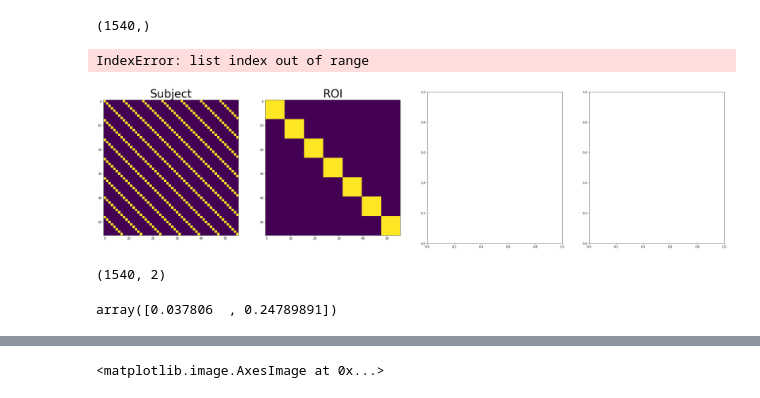
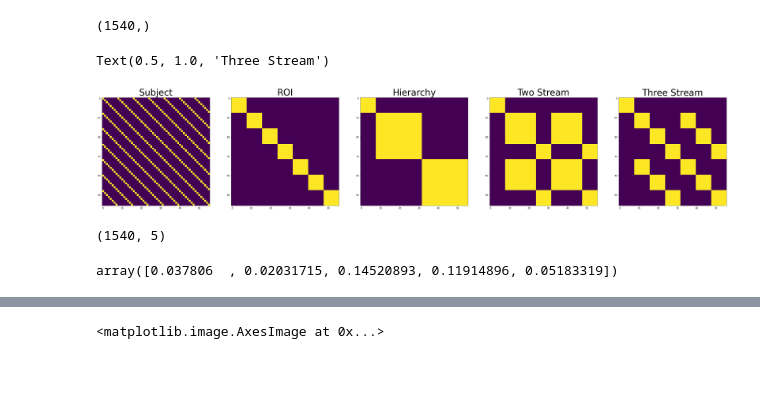
Before and after one commit to dawnfinzi/streams, a Jupyter notebook: notebooks/Fit_mega_matrices.ipynb, the cells around one changed output, grey strips where cells are left out. Saved outputs shown, nothing was run; the diff lists cells and outputs as text; code cells hidden in the pictures; blank space fills up the shorter version.

```diff
--- a/notebooks/Fit_mega_matrices.ipynb
+++ b/notebooks/Fit_mega_matrices.ipynb
@@ -73,9 +78,11 @@ mega_matrix
 regressor_indices = [
         np.tile(np.arange(8), 7),  # subjects
         np.repeat(np.arange(7), 8),  # ROIs
-        #np.hstack((np.repeat(0, 8), np.repeat(1, 8*3), np.repeat(2, 8*3))),  # hierarchy
-        #np.hstack((np.repeat(0, 8), np.repeat(1, 8), np.repeat(2, 8), np.repeat(3, 8),
-        #           np.repeat(1, 8), np.repeat(2, 8), np.repeat(3, 8))), #streams
+        np.hstack((np.repeat(0, 8), np.repeat(1, 8*3), np.repeat(2, 8*3))),  # hierarchy
+        np.hstack((np.repeat(0, 8), np.repeat(1, 8), np.repeat(1, 8), np.repeat(2, 8),
+                   np.repeat(1, 8), np.repeat(1, 8), np.repeat(2, 8))), # two streams
+        np.hstack((np.repeat(0, 8), np.repeat(1, 8), np.repeat(2, 8), np.repeat(3, 8),
+                   np.repeat(1, 8), np.repeat(2, 8), np.repeat(3, 8))), #streams
 
     ]
 
@@ -94,25 +101,27 @@ regressors[0].shape
 # %% [output]
 (1540,)
 # %%
-fig, (ax1, ax2, ax3, ax4) = plt.subplots(1, 4,figsize=(40,10))
+fig, (ax1, ax2, ax3, ax4, ax5) = plt.subplots(1, 5,figsize=(50,10))
 
 ax1.imshow(view[0])
 ax1.set_title('Subject', fontsize=40)
 ax2.imshow(view[1])
 ax2.set_title('ROI', fontsize=40)
 ax3.imshow(view[2])
 ax3.set_title('Hierarchy', fontsize=40)
 ax4.imshow(view[3])
-ax4.set_title('Stream', fontsize=40)
+ax4.set_title('Two Stream', fontsize=40)
+ax5.imshow(view[4])
+ax5.set_title('Three Stream', fontsize=40)
 # %% [output]
-IndexError: list index out of range
+Text(0.5, 1.0, 'Three Stream')
-[figure, old version]
+[figure, new version]
 # %%
 X = np.array([x.flatten() for x in regressors]).T
 # %%
 X.shape
 # %% [output]
-(1540, 2)
+(1540, 5)
 # %%
 mega_RDM = get_lower_tri(1 - mega_matrix[0], with_diagonal=False)
 # %%
@@ -120,7 +129,7 @@ reg_rh = LinearRegression().fit(X, mega_RDM)
 # %%
 reg_rh.coef_
 # %% [output]
-array([0.037806  , 0.24789891])
+array([0.037806  , 0.02031715, 0.14520893, 0.11914896, 0.05183319])
 # %%
 reg_rh.score(X,mega_RDM)
 # %% [output]
```
Also changed, not shown: parts of 8 cells of this notebook, 5 other files.
